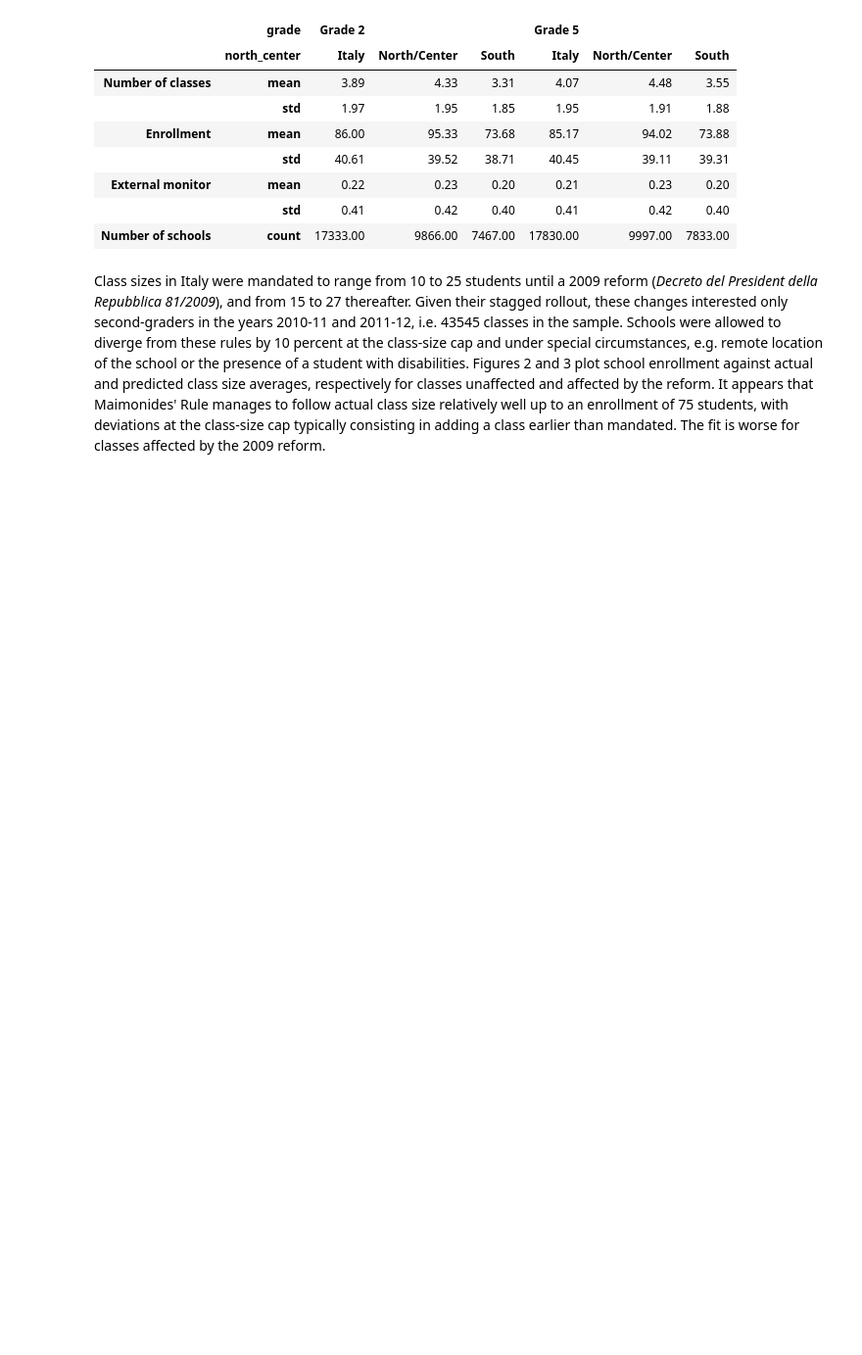
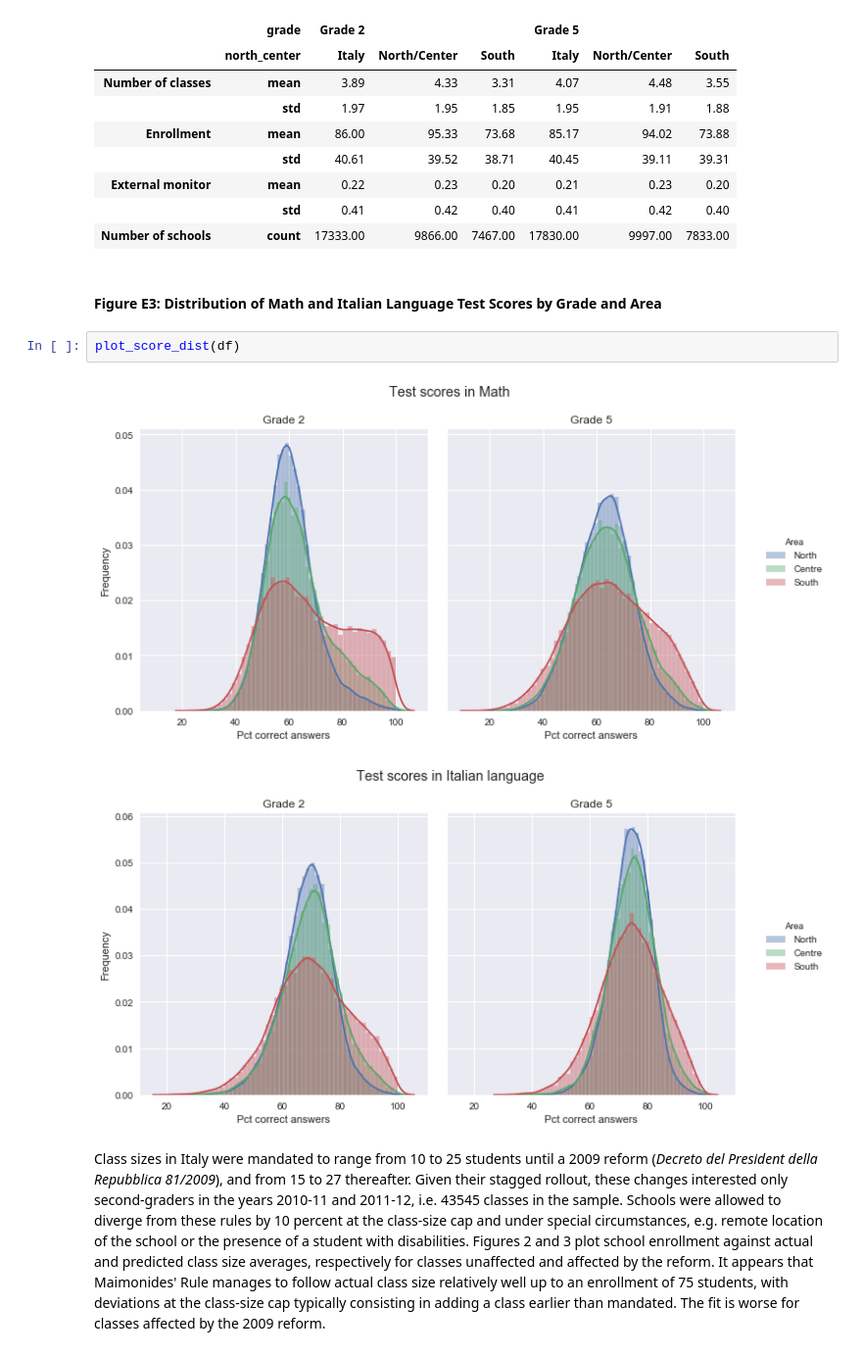
Before and after one commit to FedericoAlexanderRizzuto/microeconometrics-course-project-FedericoAlexanderRizzuto, a Jupyter notebook: project.ipynb, the cells around one changed output. Shown at 98% size. Cells and saved outputs as stored; diff of their text form; blank space fills up the shorter version.

```diff
--- a/project.ipynb
+++ b/project.ipynb
@@ -142,6 +172,13 @@ create_table1c(df)
 | External monitor | mean | 0.22 | 0.23 | 0.20 | 0.21 | 0.23 | 0.20 |
 |  | std | 0.41 | 0.42 | 0.40 | 0.41 | 0.42 | 0.40 |
 | Number of schools | count | 17333.00 | 9866.00 | 7467.00 | 17830.00 | 9997.00 | 7833.00 |
+# %% [markdown]
+#### Figure E3: Distribution of Math and Italian Language Test Scores by Grade and Area
+# %%
+plot_score_dist(df)
+# %% [output]
+[figure, added]
+[figure, added]
 # %% [markdown]
 Class sizes in Italy were mandated to range from 10 to 25 students until a 2009 reform (*Decreto del President della Repubblica 81/2009*), and from 15 to 27 thereafter. Given their stagged rollout, these changes interested only second-graders in the years 2010-11 and 2011-12, i.e. 43545 classes in the sample. Schools were allowed to diverge from these rules by 10 percent at the class-size cap and under special circumstances, e.g. remote location of the school or the presence of a student with disabilities. Figures 2 and 3 plot school enrollment against actual and predicted class size averages, respectively for classes unaffected and affected by the reform. It appears that Maimonides' Rule manages to follow actual class size relatively well up to an enrollment of 75 students, with deviations at the class-size cap typically consisting in adding a class earlier than mandated. The fit is worse for classes affected by the 2009 reform.
 # %% [markdown]
```
Also changed, not shown: parts of 42 cells of this notebook, 15 other files.
